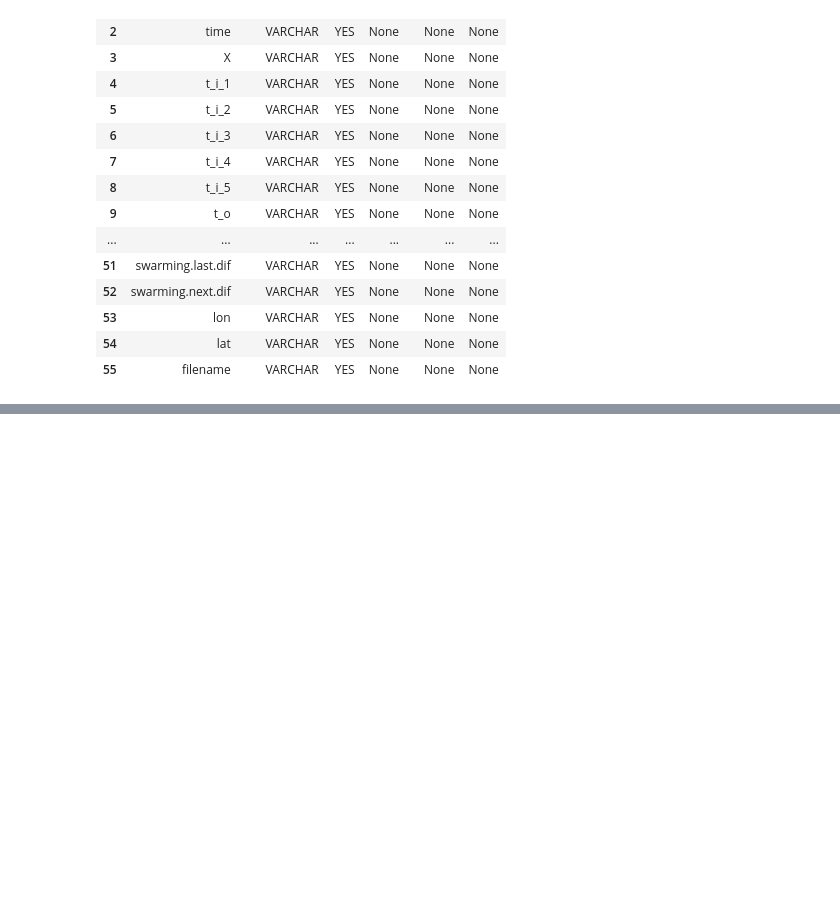
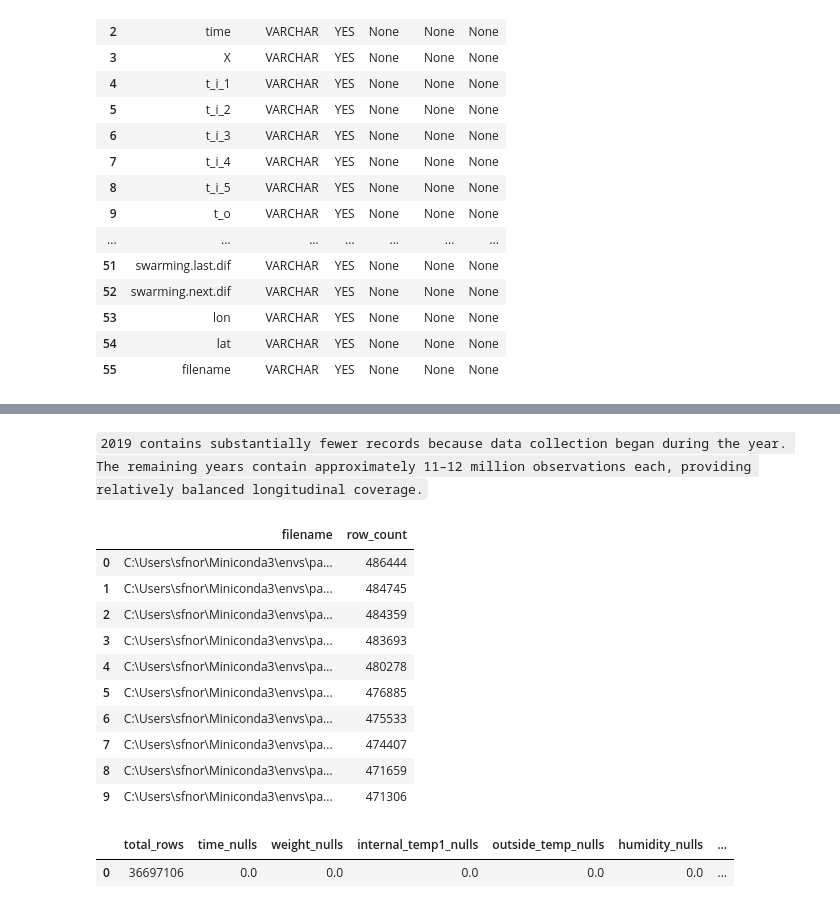
Before and after one commit to stephfn/honey-yield-predictive-model, a Jupyter notebook: Stephanie_Work/Honey_DuckDB_Practice.ipynb, the cells around one changed output, grey strips where cells are left out. Saved outputs shown, nothing was run; the diff lists cells and outputs as text; code cells hidden in the pictures; blank space fills up the shorter version.

Commit message:
Build reproducible DuckDB ETL workflow and anchor table

````diff
--- a/Stephanie_Work/Honey_DuckDB_Practice.ipynb
+++ b/Stephanie_Work/Honey_DuckDB_Practice.ipynb
@@ -261,0 +275,21 @@ WindowsPath('C:/Users/sfnor/Miniconda3/envs/pandas_book/honey-yield-predictive-m
+# %%
+# Check whether the raw anchor table already exists
+existing_tables = con.execute("SHOW TABLES;").df()
+
+if "honey_daily" in existing_tables["name"].values:
+    print("Using existing anchor table: honey_daily")
+else:
+    print("Creating anchor table: honey_daily")
+
+    con.execute(f"""
+    CREATE TABLE honey_daily AS
+    SELECT *
+    FROM read_csv_auto(
+        '{csv_pattern}',
+        filename = true,
+        union_by_name = true,
+        all_varchar = true
+    );
+    """)
+
+    print("Created anchor table: honey_daily")
@@ -350,0 +421,43 @@ DESCRIBE honey_daily;
+# %% [markdown]
+```2019 contains substantially fewer records because data collection began during the year. The remaining years contain approximately 11–12 million observations each, providing relatively balanced longitudinal coverage.```
+# %%
+con.execute("""
+SELECT
+    filename,
+    COUNT(*) AS row_count
+FROM honey_daily
+GROUP BY filename
+ORDER BY row_count DESC
+LIMIT 10;
+""").df()
+# %% [output]
+|  | filename | row_count |
+| 0 | C:\Users\sfnor\Miniconda3\envs\pa... | 486444 |
+| 1 | C:\Users\sfnor\Miniconda3\envs\pa... | 484745 |
+| 2 | C:\Users\sfnor\Miniconda3\envs\pa... | 484359 |
+| 3 | C:\Users\sfnor\Miniconda3\envs\pa... | 483693 |
+| 4 | C:\Users\sfnor\Miniconda3\envs\pa... | 480278 |
+| 5 | C:\Users\sfnor\Miniconda3\envs\pa... | 476885 |
+| 6 | C:\Users\sfnor\Miniconda3\envs\pa... | 475533 |
+| 7 | C:\Users\sfnor\Miniconda3\envs\pa... | 474407 |
+| 8 | C:\Users\sfnor\Miniconda3\envs\pa... | 471659 |
+| 9 | C:\Users\sfnor\Miniconda3\envs\pa... | 471306 |
+# %%
+con.execute("""
+SELECT
+    COUNT(*) AS total_rows,
+
+    SUM(CASE WHEN time IS NULL THEN 1 ELSE 0 END) AS time_nulls,
+    SUM(CASE WHEN weight_kg IS NULL THEN 1 ELSE 0 END) AS weight_nulls,
+    SUM(CASE WHEN t_i_1 IS NULL THEN 1 ELSE 0 END) AS internal_temp1_nulls,
+    SUM(CASE WHEN t_o IS NULL THEN 1 ELSE 0 END) AS outside_temp_nulls,
+    SUM(CASE WHEN h IS NULL THEN 1 ELSE 0 END) AS humidity_nulls,
+    SUM(CASE WHEN p IS NULL THEN 1 ELSE 0 END) AS pressure_nulls,
+    SUM(CASE WHEN lon IS NULL THEN 1 ELSE 0 END) AS longitude_nulls,
+    SUM(CASE WHEN lat IS NULL THEN 1 ELSE 0 END) AS latitude_nulls
+
+FROM honey_daily;
+""").df()
+# %% [output]
+|  | total_rows | time_nulls | weight_nulls | internal_temp1_nulls | outside_temp_nulls | humidity_nulls | ... |
+| 0 | 36697106 | 0.0 | 0.0 | 0.0 | 0.0 | 0.0 | ... |
````
Also changed, not shown: parts of 37 cells of this notebook.
